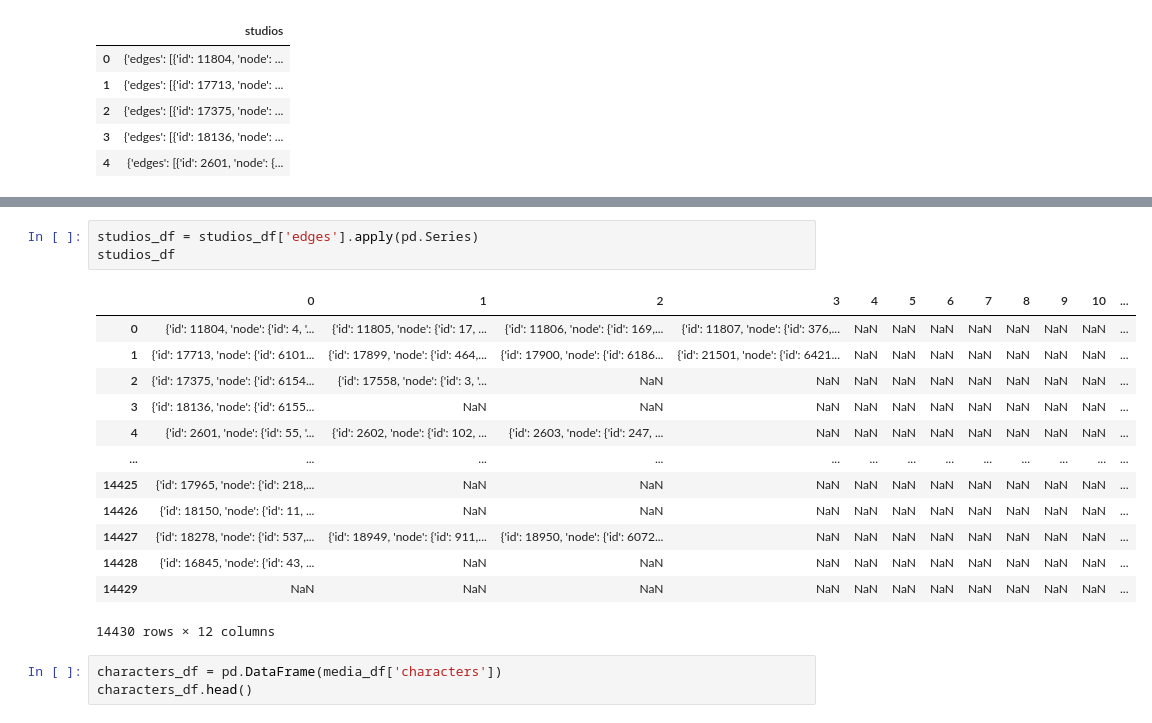
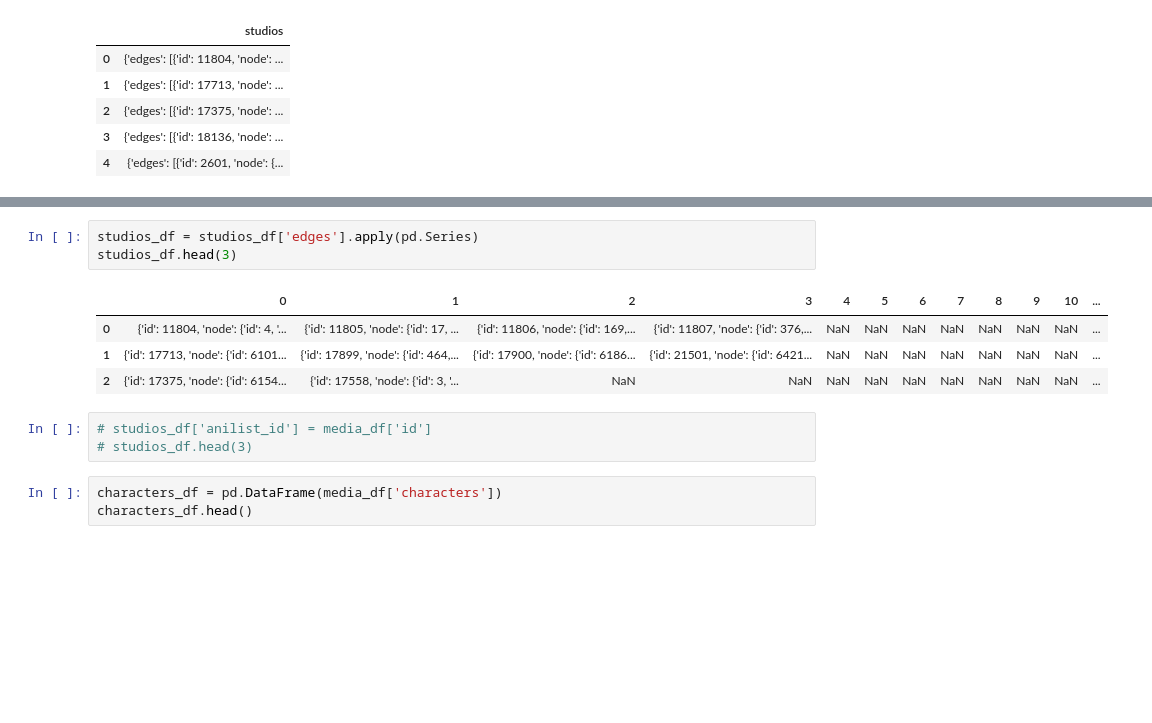
Before and after one commit to sn-ekstrand/content-based-anime-recommender, a Jupyter notebook: data_cleaning.ipynb, the cells around one changed output, grey strips where cells are left out. Drawn from its saved outputs; the diff is of its cells as text; blank space fills up the shorter version.

```diff
--- a/data_cleaning.ipynb
+++ b/data_cleaning.ipynb
@@ -209,20 +255,14 @@ studios_df
 # %%
 studios_df = studios_df['edges'].apply(pd.Series)
-studios_df
+studios_df.head(3)
 # %% [output]
 |  | 0 | 1 | 2 | 3 | 4 | 5 | 6 | 7 | 8 | 9 | 10 | ... |
 | 0 | {'id': 11804, 'node': {'id': 4, '... | {'id': 11805, 'node': {'id': 17, ... | {'id': 11806, 'node': {'id': 169,... | {'id': 11807, 'node': {'id': 376,... | NaN | NaN | NaN | NaN | NaN | NaN | NaN | ... |
 | 1 | {'id': 17713, 'node': {'id': 6101... | {'id': 17899, 'node': {'id': 464,... | {'id': 17900, 'node': {'id': 6186... | {'id': 21501, 'node': {'id': 6421... | NaN | NaN | NaN | NaN | NaN | NaN | NaN | ... |
 | 2 | {'id': 17375, 'node': {'id': 6154... | {'id': 17558, 'node': {'id': 3, '... | NaN | NaN | NaN | NaN | NaN | NaN | NaN | NaN | NaN | ... |
-| 3 | {'id': 18136, 'node': {'id': 6155... | NaN | NaN | NaN | NaN | NaN | NaN | NaN | NaN | NaN | NaN | ... |
-| 4 | {'id': 2601, 'node': {'id': 55, '... | {'id': 2602, 'node': {'id': 102, ... | {'id': 2603, 'node': {'id': 247, ... | NaN | NaN | NaN | NaN | NaN | NaN | NaN | NaN | ... |
-| ... | ... | ... | ... | ... | ... | ... | ... | ... | ... | ... | ... | ... |
-| 14425 | {'id': 17965, 'node': {'id': 218,... | NaN | NaN | NaN | NaN | NaN | NaN | NaN | NaN | NaN | NaN | ... |
-| 14426 | {'id': 18150, 'node': {'id': 11, ... | NaN | NaN | NaN | NaN | NaN | NaN | NaN | NaN | NaN | NaN | ... |
-| 14427 | {'id': 18278, 'node': {'id': 537,... | {'id': 18949, 'node': {'id': 911,... | {'id': 18950, 'node': {'id': 6072... | NaN | NaN | NaN | NaN | NaN | NaN | NaN | NaN | ... |
-| 14428 | {'id': 16845, 'node': {'id': 43, ... | NaN | NaN | NaN | NaN | NaN | NaN | NaN | NaN | NaN | NaN | ... |
-| 14429 | NaN | NaN | NaN | NaN | NaN | NaN | NaN | NaN | NaN | NaN | NaN | ... |
-14430 rows × 12 columns
+# %%
+# studios_df['anilist_id'] = media_df['id']
+# studios_df.head(3)
 # %%
 characters_df = pd.DataFrame(media_df['characters'])
 characters_df.head()
```
Also changed, not shown: parts of 11 cells of this notebook.
